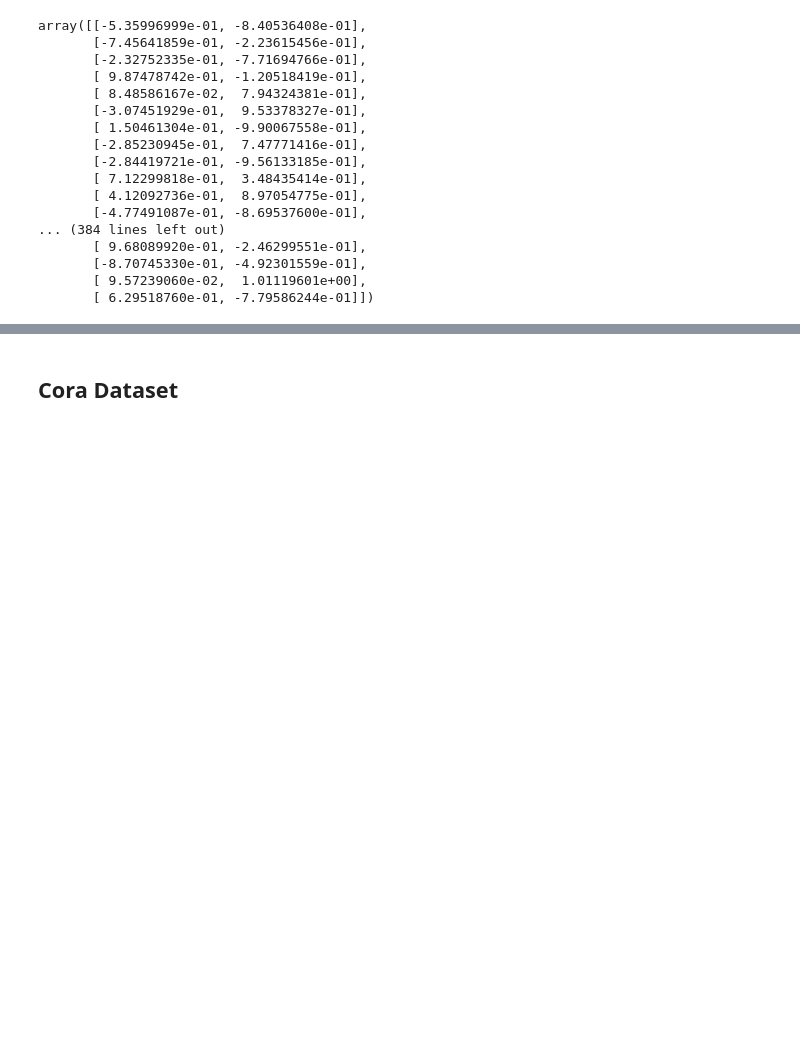
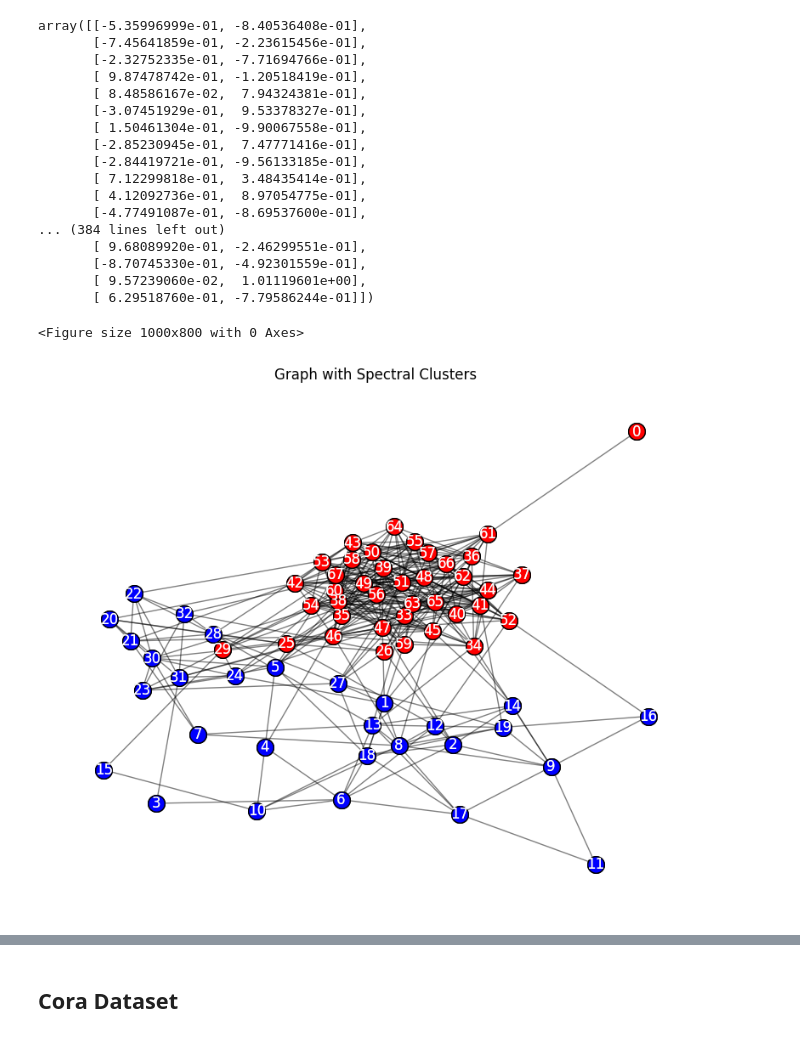
Before and after one commit to timothewt/AdvancedGraphClustering, a Jupyter notebook: notebooks/spectral_clustering.ipynb, the cells around one changed output, grey strips where cells are left out. Saved outputs shown, nothing was run; the diff lists cells and outputs as text; code cells hidden in the pictures; blank space fills up the shorter version.

Commit message:
Add cdlib scpectral clustering and SBM

```diff
--- a/notebooks/spectral_clustering.ipynb
+++ b/notebooks/spectral_clustering.ipynb
@@ -63,3 +68,28 @@ array([[-5.35996999e-01, -8.40536408e-01],
        [-8.70745330e-01, -4.92301559e-01],
        [ 9.57239060e-02,  1.01119601e+00],
        [ 6.29518760e-01, -7.79586244e-01]])
+# %%
+import networkx as nx
+import numpy as np
+import matplotlib.pyplot as plt
+from cdlib import algorithms
+
+sizes = [20, 13, 35]
+probs = [[0.25, 0.05, 0.02], [0.05, 0.35, 0.07], [0.02, 0.07, 0.40]]
+G = nx.stochastic_block_model(sizes, probs, seed=0)
+
+coms = algorithms.spectral(G, kmax=5)
+#coms = algorithms.leiden(G)
+
+
+# Créer une liste de couleurs pour chaque cluster
+color_map = {node: color for color, cluster in enumerate(coms.communities) for node in cluster}
+
+# Afficher le graphe avec les communautés colorées
+plt.figure(figsize=(10, 8))
+viz.plot_network_clusters(G, coms, figsize=(10, 8), plot_labels=True)
+plt.title("Graph with Spectral Clusters")
+plt.show()
+# %% [output]
+<Figure size 1000x800 with 0 Axes>
+[figure, added]
```
Also changed, not shown: parts of 9 cells of this notebook.
